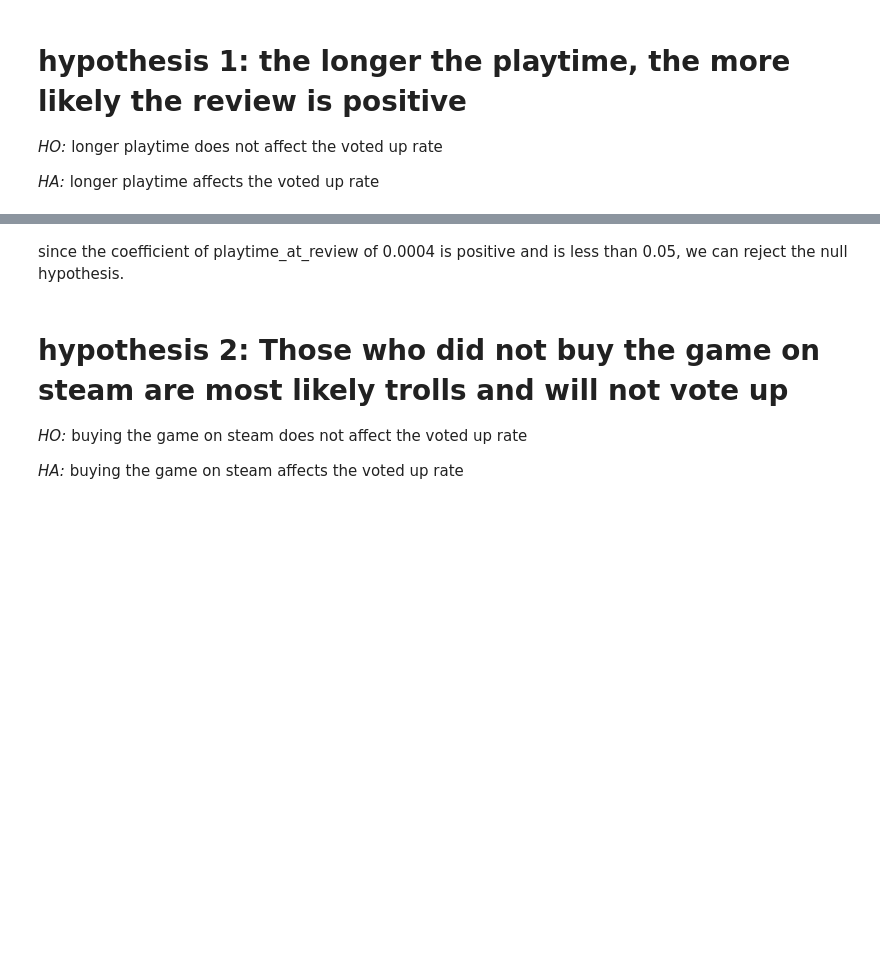
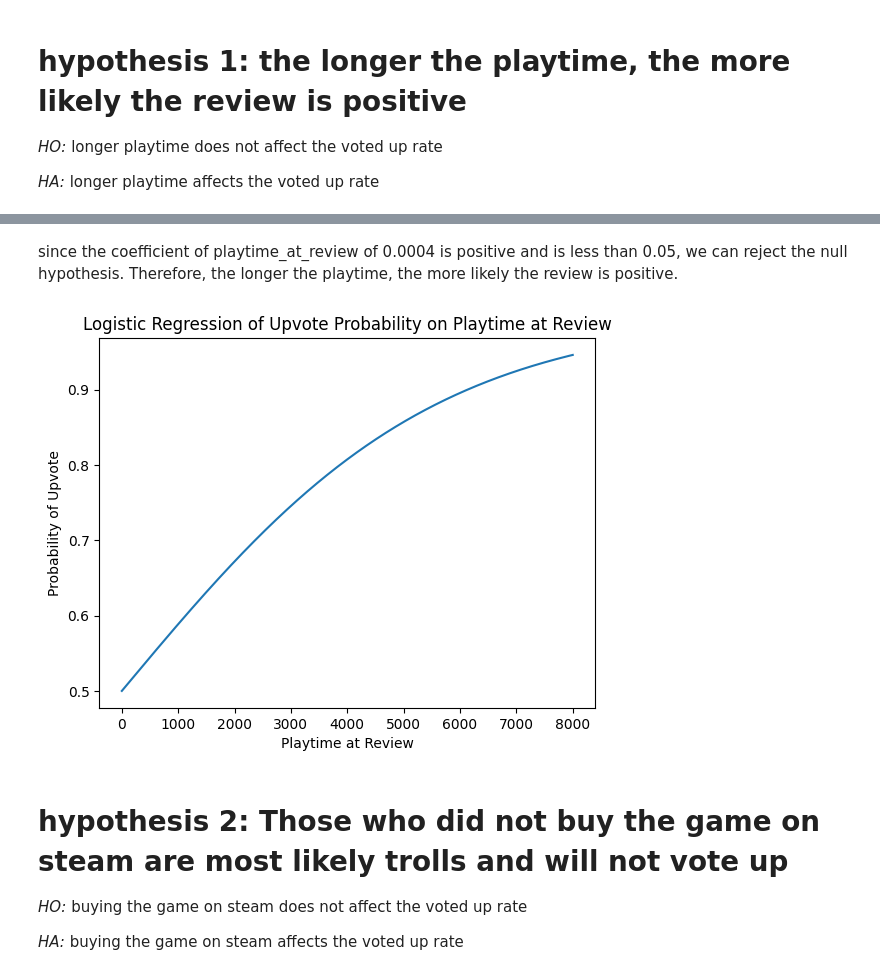
Before and after one commit to Loldude0/CMSC320-cyberpunk, a Jupyter notebook: exploration.ipynb, the cells around one changed output, grey strips where cells are left out. Drawn from its saved outputs; the diff is of its cells as text; code cells hidden in the pictures; blank space fills up the shorter version.

Commit message:
added graphs

```diff
--- a/exploration.ipynb
+++ b/exploration.ipynb
@@ -150,7 +158,20 @@ Covariance Type:            nonrobust   LLR p-value:                       nan
 playtime_at_review     0.0004   1.17e-06    306.050      0.000       0.000       0.000
 ======================================================================================
 # %% [markdown]
-since the coefficient of playtime_at_review of 0.0004 is positive and is less than 0.05, we can reject the null hypothesis.
+since the coefficient of playtime_at_review of 0.0004 is positive and is less than 0.05, we can reject the null hypothesis. Therefore, the longer the playtime, the more likely the review is positive.
+# %%
+import numpy as np
+#drop very high values because the graph will look bad otherwise because of the one guy with no life who played the game for 831446 minutes (13857 hours) and other no life people
+df = df[df['playtime_at_review'] < 8000]
+playtime_range = np.arange(0, df['playtime_at_review'].max() + 1, 1)
+probabilities = result.predict(playtime_range)
+plt.plot(playtime_range, probabilities)
+plt.xlabel('Playtime at Review')
+plt.ylabel('Probability of Upvote')
+plt.title('Logistic Regression of Upvote Probability on Playtime at Review')
+plt.show()
+# %% [output]
+[figure, added]
 # %% [markdown]
 # hypothesis 2: Those who did not buy the game on steam are most likely trolls and will not vote up
 
```
Also changed, not shown: parts of 7 cells of this notebook.
